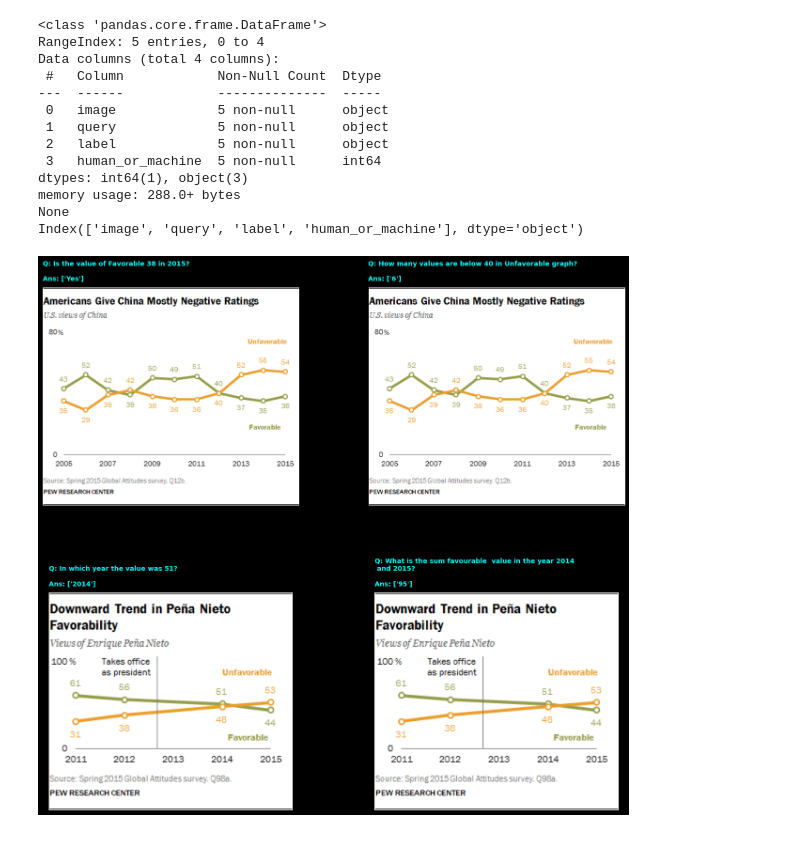
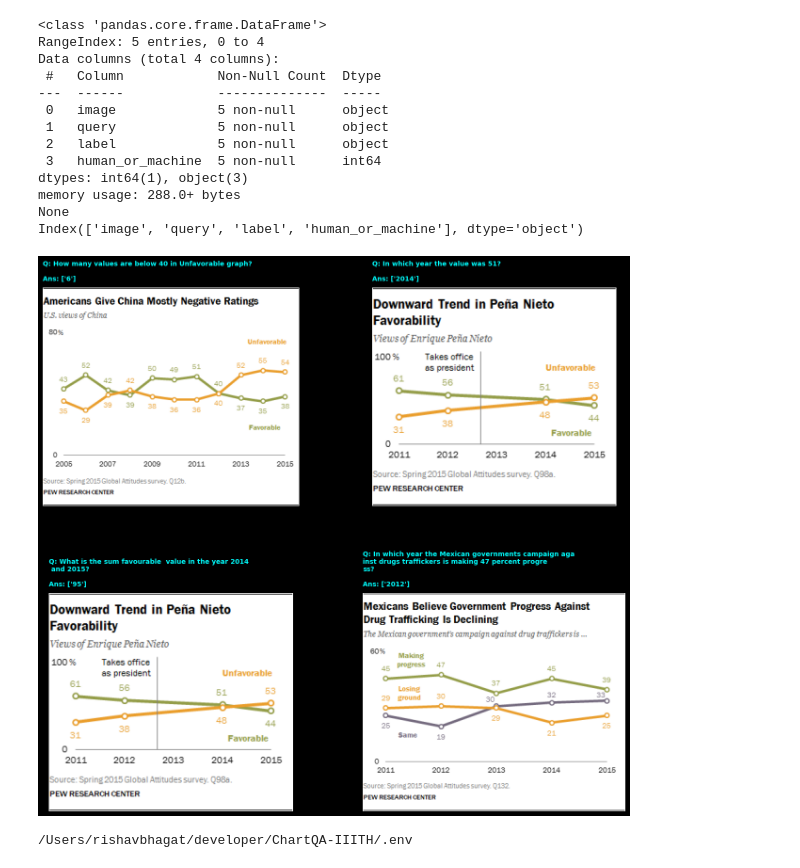
Before and after one commit to rbrox/ChartQA-IIITH, a Jupyter notebook: data_exploration/first_thoughts.ipynb, the cells around one changed output. Cells and saved outputs as stored; diff of their text form; code cells hidden in the pictures.

```diff
--- a/data_exploration/first_thoughts.ipynb
+++ b/data_exploration/first_thoughts.ipynb
@@ -16,8 +16,8 @@ print(sys.prefix)
 Herin we start by having a look at the testing data only,
 # %%
 PATHS = ["../datasets/HuggingFaceM4/ChartQA/data/train-00000-of-00003-49492f364babfa44.parquet",
-        "datasets/HuggingFaceM4/ChartQA/data/train-00001-of-00003-7302bae5e425bbc7.parquet",
-        "datasets/HuggingFaceM4/ChartQA/data/train-00002-of-00003-194c9400785577a2.parquet"
+        "../datasets/HuggingFaceM4/ChartQA/data/train-00001-of-00003-7302bae5e425bbc7.parquet",
+        "../datasets/HuggingFaceM4/ChartQA/data/train-00002-of-00003-194c9400785577a2.parquet"
         ]
 # %%
 # import os
@@ -74,41 +70,41 @@ def decode_chart_image(row, image_col='image'):
         raise ValueError("Unsupported image column format. Ensure it contains bytes or paths.")
 # %%
 # Select 4 samples to inspect closely
-sample_df = df.head(4)
+sample_df = df_preview.head(40)
 
 # Set up a grid layout (2 rows, 2 columns) with a dark facecolor
 fig, axes = plt.subplots(2, 2, figsize=(14, 12), facecolor='black')
 axes = axes.flatten()
 
 for i, (_, row) in enumerate(sample_df.iterrows()):
-    ax = axes[i]
+    ax = axes[i -1]
     ax.set_facecolor('black')
 
     # Load and display chart image
     img = decode_chart_image(row)
     ax.imshow(img)
     ax.axis('off')
 
     # Extract query text and target answer label safely
     # Adjust string keys if your columns are named 'question' or 'answer'
     query_text = row.get('query', row.get('question', 'No Query Found'))
     label_text = row.get('label', row.get('answer', 'No Label Found'))
 
     # Wrap long questions so they fit nicely as titles
     wrapped_query = "\n".join([query_text[j:j+50] for j in range(0, len(query_text), 50)])
 
     # Title display (Cyan for query text, Green for ground truth label)
     ax.set_title(
         f"Q: {wrapped_query}\n\nAns: {label_text}",
         color='#00ffff',
         fontsize=10,
         loc='left',
         pad=10,
         fontweight='bold'
     )
 
 plt.tight_layout()
 plt.subplots_adjust(hspace=0.4) # Add space for multi-line text titles
 plt.show()
 # %% [output]
-[figure, old version]
+[figure, new version]
@@ -114,0 +115,6 @@ plt.show()
+# %%
+from pathlib import Path
+
+print(Path.cwd().parent/".env")
+# %% [output]
+/Users/rishavbhagat/developer/ChartQA-IIITH/.env
```
Also changed, not shown: parts of 5 cells of this notebook, 3 other files.
